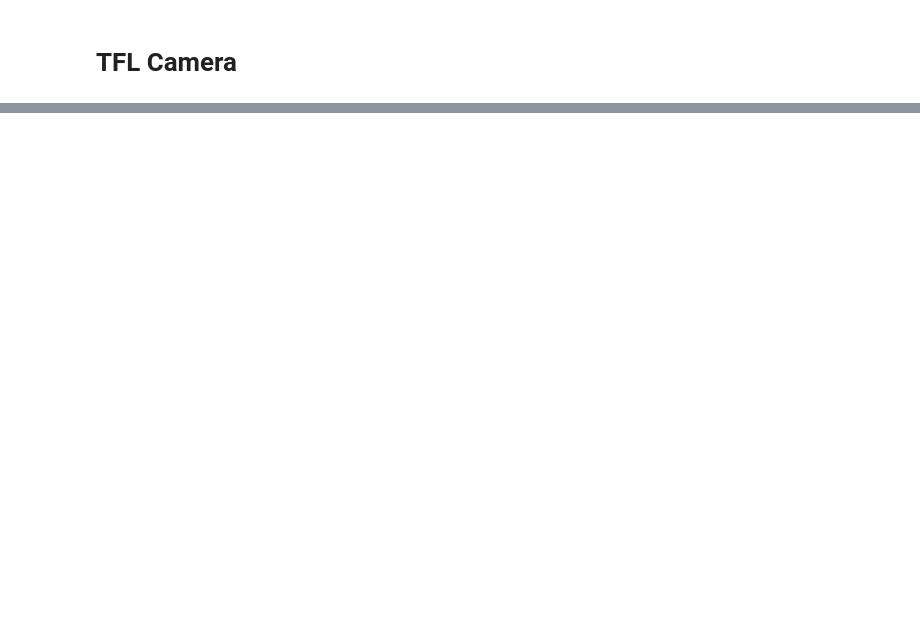
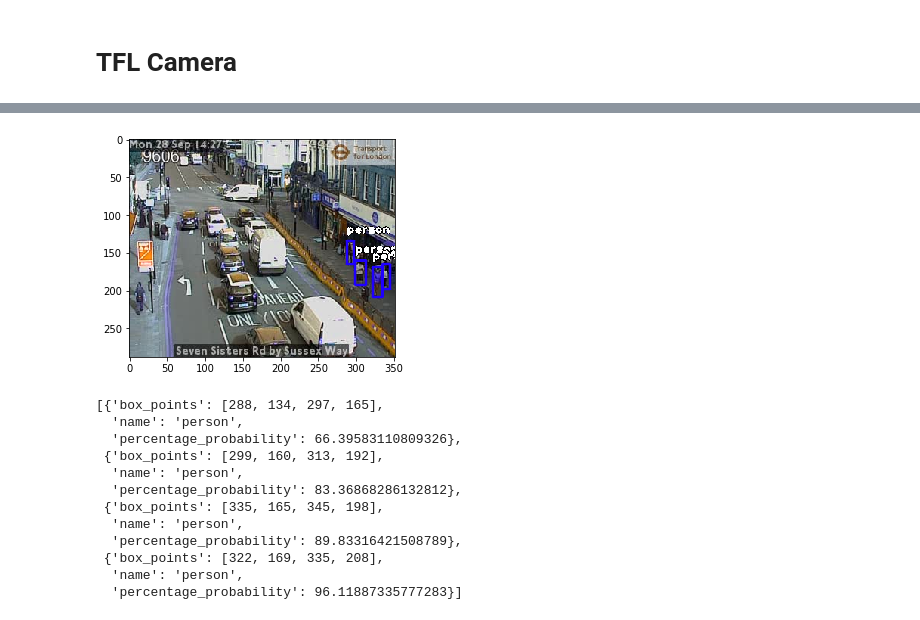
Before and after one commit to hao-hao-hao/notebooks, a Jupyter notebook: tfl_camera.ipynb, the cells around one changed output, grey strips where cells are left out. Saved outputs shown, nothing was run; the diff lists cells and outputs as text; code cells hidden in the pictures; blank space fills up the shorter version.

```diff
--- a/tfl_camera.ipynb
+++ b/tfl_camera.ipynb
@@ -58,0 +69,20 @@ Use tf.where in 2.0, which has the same broadcast rule as np.where
+# %%
+# Detect Human
+new_image, detections = detector.detectCustomObjectsFromImage(custom_objects=custom_objects, input_image=image, input_type='array', output_type='array', minimum_percentage_probability=50)
+plt.imshow(new_image, interpolation='nearest')
+plt.show()
+detections
+# %% [output]
+[figure, added]
+[{'box_points': [288, 134, 297, 165],
+  'name': 'person',
+  'percentage_probability': 66.39583110809326},
+ {'box_points': [299, 160, 313, 192],
+  'name': 'person',
+  'percentage_probability': 83.36868286132812},
+ {'box_points': [335, 165, 345, 198],
+  'name': 'person',
+  'percentage_probability': 89.83316421508789},
+ {'box_points': [322, 169, 335, 208],
+  'name': 'person',
+  'percentage_probability': 96.11887335777283}]
```
Also changed, not shown: parts of 6 cells of this notebook.
